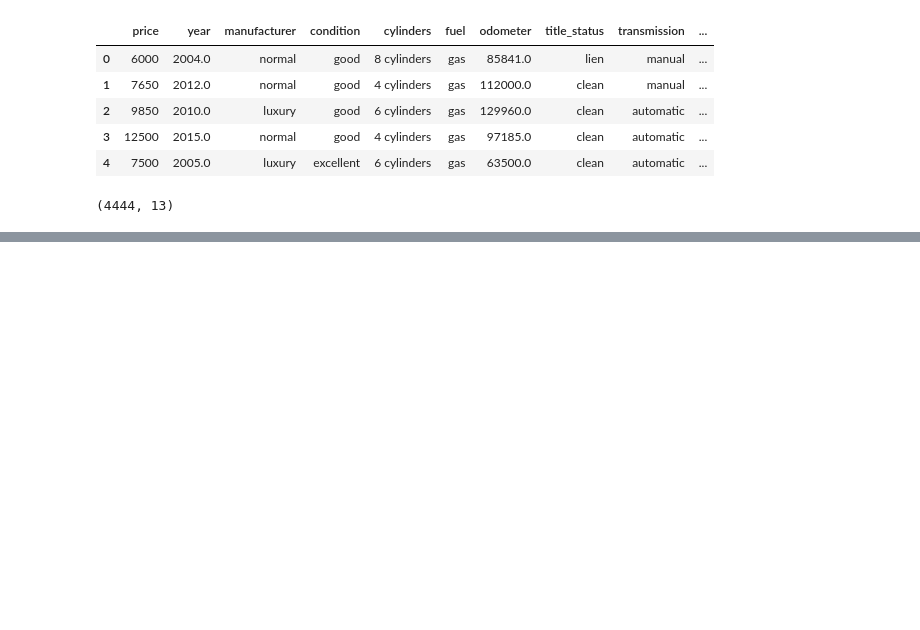
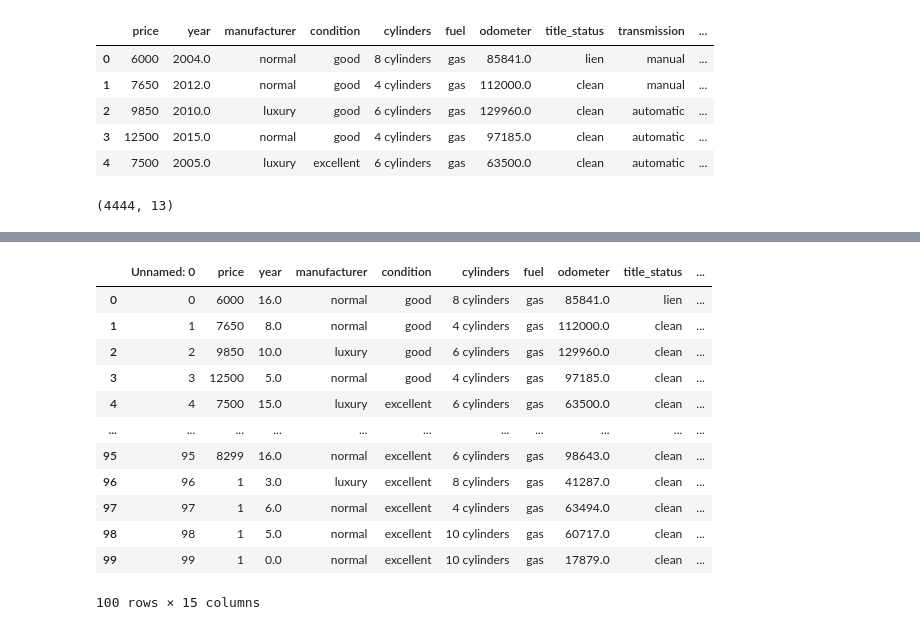
Before and after one commit to elfua360/Used-Car-Bayesian-Analysis, a Jupyter notebook: preprocessing.ipynb, the cells around one changed output, grey strips where cells are left out. Cells and saved outputs as stored; diff of their text form; code cells hidden in the pictures; blank space fills up the shorter version.

```diff
--- a/preprocessing.ipynb
+++ b/preprocessing.ipynb
@@ -68,3 +71,6 @@ df.shape
 (4444, 13)
 # %%
 df.to_csv("vehicles-final(USE)")
+# %%
+## MORE
+df = pd.read_csv("vehicles.csv")
@@ -70,0 +135,17 @@ df.to_csv("vehicles-final(USE)")
+# %%
+df.rename(columns={"year": "years-old"})
+df.head(100)
+# %% [output]
+|  | Unnamed: 0 | price | year | manufacturer | condition | cylinders | fuel | odometer | title_status | ... |
+| 0 | 0 | 6000 | 16.0 | normal | good | 8 cylinders | gas | 85841.0 | lien | ... |
+| 1 | 1 | 7650 | 8.0 | normal | good | 4 cylinders | gas | 112000.0 | clean | ... |
+| 2 | 2 | 9850 | 10.0 | luxury | good | 6 cylinders | gas | 129960.0 | clean | ... |
+| 3 | 3 | 12500 | 5.0 | normal | good | 4 cylinders | gas | 97185.0 | clean | ... |
+| 4 | 4 | 7500 | 15.0 | luxury | excellent | 6 cylinders | gas | 63500.0 | clean | ... |
+| ... | ... | ... | ... | ... | ... | ... | ... | ... | ... | ... |
+| 95 | 95 | 8299 | 16.0 | normal | excellent | 6 cylinders | gas | 98643.0 | clean | ... |
+| 96 | 96 | 1 | 3.0 | luxury | excellent | 8 cylinders | gas | 41287.0 | clean | ... |
+| 97 | 97 | 1 | 6.0 | normal | excellent | 4 cylinders | gas | 63494.0 | clean | ... |
+| 98 | 98 | 1 | 5.0 | normal | excellent | 10 cylinders | gas | 60717.0 | clean | ... |
+| 99 | 99 | 1 | 0.0 | normal | excellent | 10 cylinders | gas | 17879.0 | clean | ... |
+100 rows × 15 columns
```
Also changed, not shown: parts of 11 cells of this notebook, 9 other files.
